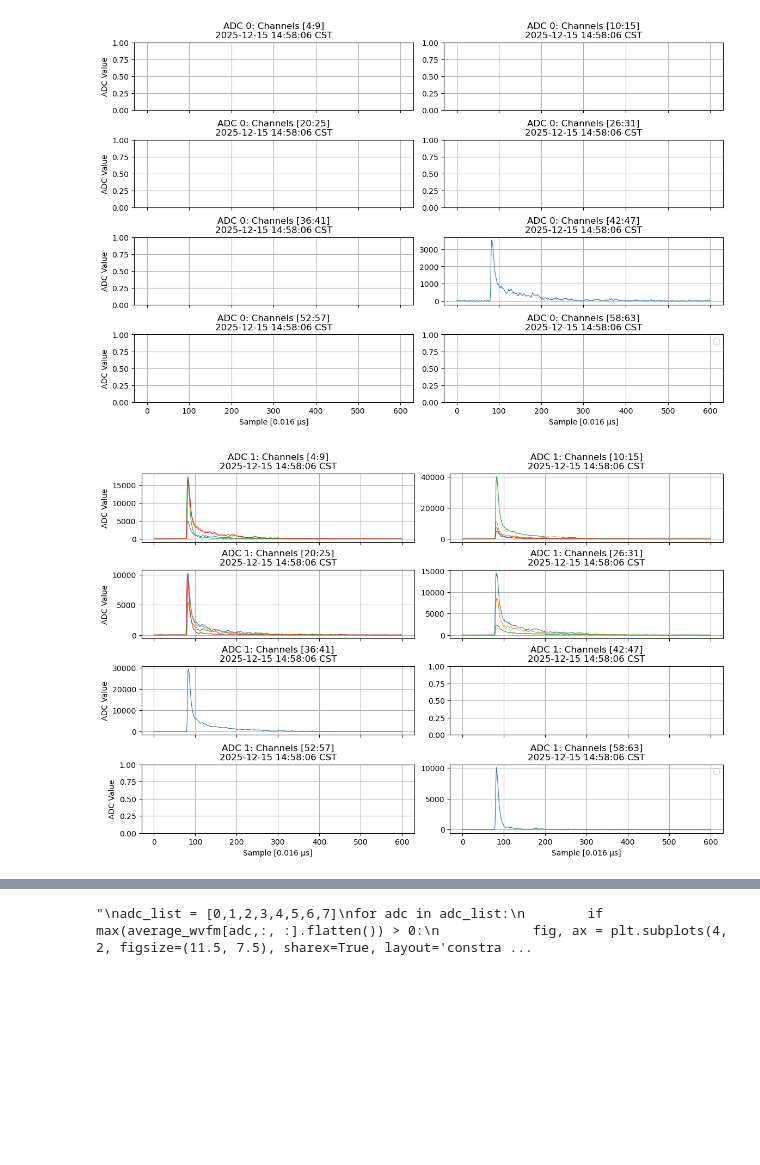
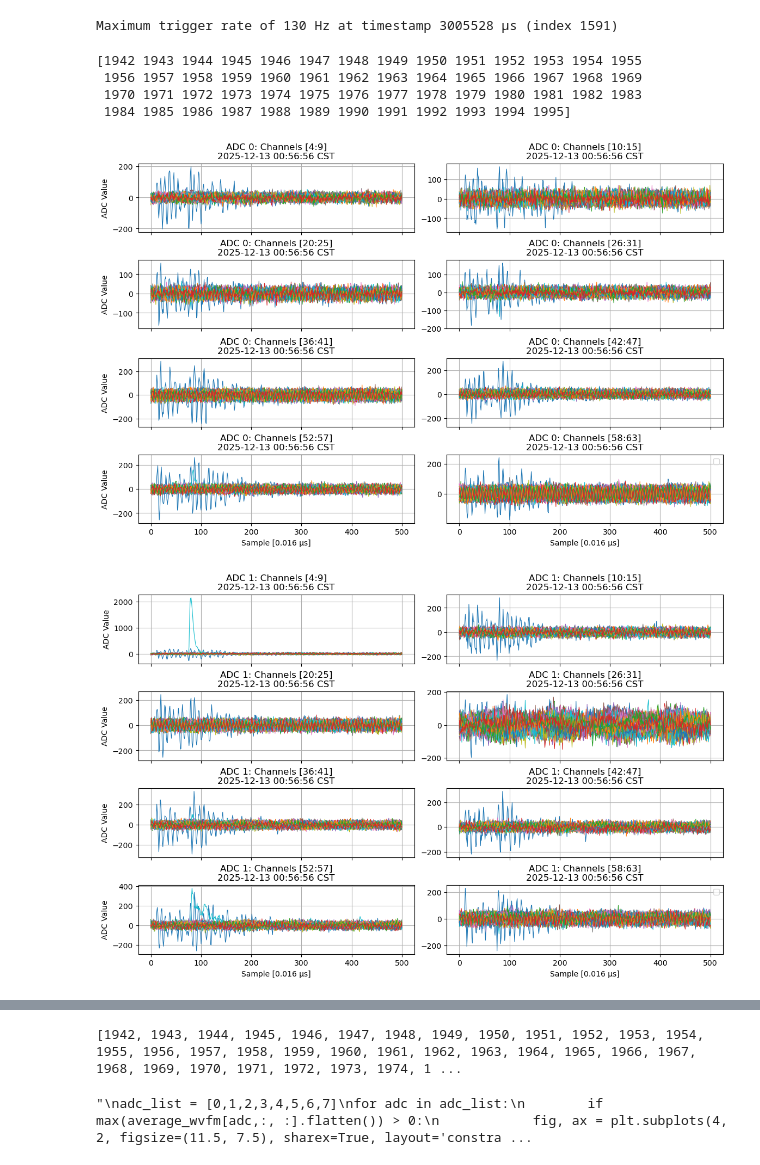
Before and after one commit to AWh1t3/2x2_LRS_OperatingScripts, a Jupyter notebook: HVRamp_Monitoring/Ramp_monitoring.ipynb, the cells around one changed output, grey strips where cells are left out. Drawn from its saved outputs; the diff is of its cells as text; code cells hidden in the pictures; blank space fills up the shorter version.

```diff
--- a/HVRamp_Monitoring/Ramp_monitoring.ipynb
+++ b/HVRamp_Monitoring/Ramp_monitoring.ipynb
@@ -32,13 +32,21 @@ def rasterize_plots():
     Axes.__init__ = _new_axes_init
 
 rasterize_plots()
+
+
+def specific_timestamps(ts_array, ts_input):
+    return np.argwhere(np.abs(ts_array - ts_input) < 1).flatten()
 # %%
 ## No Spiking Example: ##
-input_file = '/global/cfs/cdirs/dune/www/data/2x2/nearline_run2/flowed_light/cosmics_bin15/mpd_run_data_rctl_984_p6.FLOW.hdf5'
+#input_file = '/global/cfs/cdirs/dune/www/data/2x2/nearline_run2/flowed_light/cosmics_bin15/mpd_run_data_rctl_984_p6.FLOW.hdf5'
+#input_file = '/global/cfs/cdirs/dune/www/data/2x2/nearline_run2/flowed_light/source_dtg_bin2/two_trig_40us_period_500tick/hv_65kV_beamC_25uA/dtg_30min_thenDecay/mpd_run_data_rctl_979_p759.FLOW.hdf5'
 ## Module 1 Spiking Example: ##
 #input_file = '/global/cfs/cdirs/dune/www/data/2x2/nearline_run2/flowed_light/cosmics_hvramp_down_12162025/mpd_run_data_rctl_987_p6.FLOW.hdf5'
 ## Module 3 Spiking Example: ##
 #input_file = '/global/cfs/cdirs/dune/www/data/2x2/nearline_run2/flowed_light/source_dtg_bin1/two_trig_40us_period_500tick/intensity_scan/hv_60kV_beamC_20uA/decays/mpd_run_data_rctl_967_p42.FLOW.hdf5'
+#input_file = '/global/cfs/cdirs/dune/www/data/2x2/nearline_run2/flowed_light/source_dtg_bin2/two_trig_40us_period_500tick/hv_65kV_beamC_25uA/dtg_30min_thenDecay/mpd_run_data_rctl_979_p759.FLOW.hdf5'
+
+input_file = '/global/cfs/cdirs/dune/www/data/2x2/nearline_run2/flowed_light/source_dtg_bin2/two_trig_40us_period_500tick/hv_65kV_beamC_25uA/dtg_30min_thenDecay/mpd_run_data_rctl_979_p407.FLOW.hdf5'
 # %%
 ## define system constants ##
 SAMPLE_RATE = 0.016 # us
@@ -49,6 +57,9 @@ SAT = 32767
 EXPECTED_RATE = 60 # In Hz, obviously depends on subrun conditions
 RATE_THD = 20 # Hz over expected trigger rate considered allowable
 
+TS_INPUT = 1765609053 # Example timestamp to search for
+#TS_INPUT = 1765629892  # Example timestamp to search for
+
 sipm_channels = ([4,5,6,7,8,9] + \
                  [10,11,12,13,14,15] + \
                  [20,21,22,23,24,25] + \
@@ -145,16 +177,21 @@ plt.show()
 # %%
-MAX_HZ = np.max(hist)*10*MULT
-MIN_HZ = np.min(hist)*10*MULT
-if MIN_HZ==0:
-    max_hz_loc = np.where(hist==0)[0][0]
-    if max_hz_loc < 200:
-        MAX_HZ_LOC = 0
-    else:
-        MAX_HZ_LOC = max_hz_loc - 200
-else:
-    MAX_HZ_LOC = np.argmax(hist)
-MAX_TS = int(binning[1:][MAX_HZ_LOC])
-first_spike_idx = np.where((np.array(subsequent_ts[:,6], dtype=int) - MAX_TS) < bin_width)[0][0]
+MAX_HZ = np.max(hist_rate)*10*MULT
+MIN_HZ = np.min(hist_rate)*10*MULT
+#if MIN_HZ==0:
+#    max_hz_loc = np.where(hist_rate==0)[0][0]
+#    print(max_hz_loc)
+#    if max_hz_loc < 200:
+#        MAX_HZ_LOC = 0
+#    else:
+#        MAX_HZ_LOC = max_hz_loc - 200
+#else:
+MAX_HZ_LOC = np.argmax(hist_rate)
+MAX_TS = int(binning_rate[1:][MAX_HZ_LOC])
+#first_spike_idx = np.where((np.array(subsequent_ts[:,6], dtype=int) - MAX_TS) < bin_rate_width)[0][0]
+first_spike_idx = np.where((np.array(subsequent_ts[:,6], dtype=int) - MAX_TS) > 0)[0][0]
+print(f"Maximum trigger rate of {MAX_HZ} Hz at timestamp {MAX_TS} μs (index {first_spike_idx})")
+# %% [output]
+Maximum trigger rate of 130 Hz at timestamp 3005528 μs (index 1591)
 # %%
 def trigger_timing(light_wvfms, events):
 
@@ -177,7 +214,10 @@ def trigger_timing(light_wvfms, events):
 
             chan = np.shape(flattened_wvfms)[0]
             for ev in events:
-                if np.mean(flattened_wvfms[:,ev,:50]) < -25:
+                #if np.mean(flattened_wvfms[:,ev,:50]) < -25:
+                ###cut_1 = (np.max(flattened_wvfms[:,ev,80:120]) > 3000)
+                ###cut_2 = (np.mean(flattened_wvfms[:,ev,:50]) > -25)
+                ###if (cut_1*cut_2)==1:
                     event_list.append(ev)
                     time_list.append(time_stamp[ev])
                     ax[summ//2, summ%2].plot(np.linspace(0,SAMPLES,SAMPLES), np.sum(flattened_wvfms[:,ev,:] - np.mean(flattened_wvfms[:,ev,:50]), axis=0), linewidth=0.8)
@@ -203,11 +243,24 @@ def trigger_timing(light_wvfms, events):
         plt.show()
     return event_list, time_list, Average
 # %%
-if np.shape(light_wvfms)[-1] > first_spike_idx+400:
-    events = range(first_spike_idx,first_spike_idx+400,1)
-else:
-    events = range(first_spike_idx,np.shape(light_wvfms)[-1],1)
+##if np.shape(light_wvfms)[0] > first_spike_idx+100:
+##    events = range(first_spike_idx,first_spike_idx+100,1)
+##    print('a')
+##else:
+##    events = range(first_spike_idx,np.shape(light_wvfms)[0],1)
+##    print('b')
+#print(first_spike_idx)
+#print(np.shape(light_wvfms)[-1])
+#print((file["light/events/data"]['tai_ns'][::MULT,6]//1e9) - TS_INPUT)
+charge_ts = specific_timestamps(ts_array=(file["light/events/data"]['tai_ns'][::MULT,6]//1e9), ts_input=TS_INPUT)
+print(charge_ts)
+events = charge_ts #range(charge_ts-100,charge_ts+400,1)
 event_list, time_list, average_wvfm = trigger_timing(light_wvfms, events)
+print(event_list)
 # %% [output]
+[1942 1943 1944 1945 1946 1947 1948 1949 1950 1951 1952 1953 1954 1955
+ 1956 1957 1958 1959 1960 1961 1962 1963 1964 1965 1966 1967 1968 1969
+ 1970 1971 1972 1973 1974 1975 1976 1977 1978 1979 1980 1981 1982 1983
+ 1984 1985 1986 1987 1988 1989 1990 1991 1992 1993 1994 1995]
-[figure, old version]
+[figure, new version]
-[figure, old version]
+[figure, new version]
@@ -220,3 +273,4 @@ event_list, time_list, average_wvfm = trigger_timing(light_wvfms, events)
+[1942, 1943, 1944, 1945, 1946, 1947, 1948, 1949, 1950, 1951, 1952, 1953, 1954, 1955, 1956, 1957, 1958, 1959, 1960, 1961, 1962, 1963, 1964, 1965, 1966, 1967, 1968, 1969, 1970, 1971, 1972, 1973, 1974, 1 ...
 # %%
 ## Optionally, you can plot sums of the above waveforms to look for paterns ##
 '''
```
Also changed, not shown: parts of 13 cells of this notebook.
